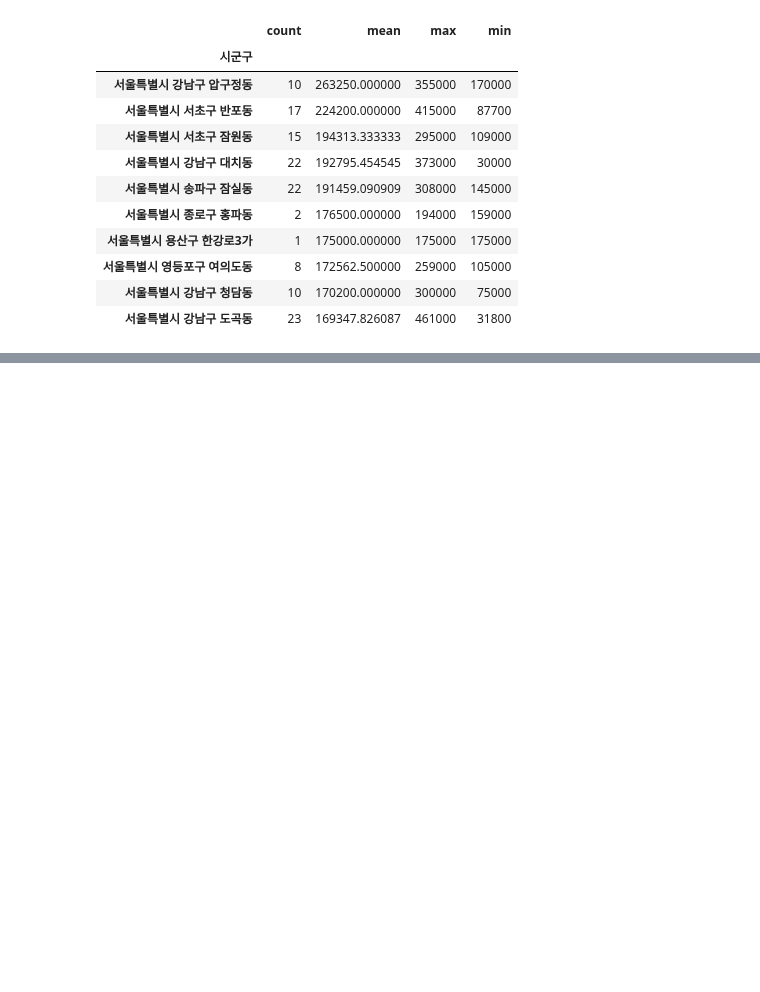
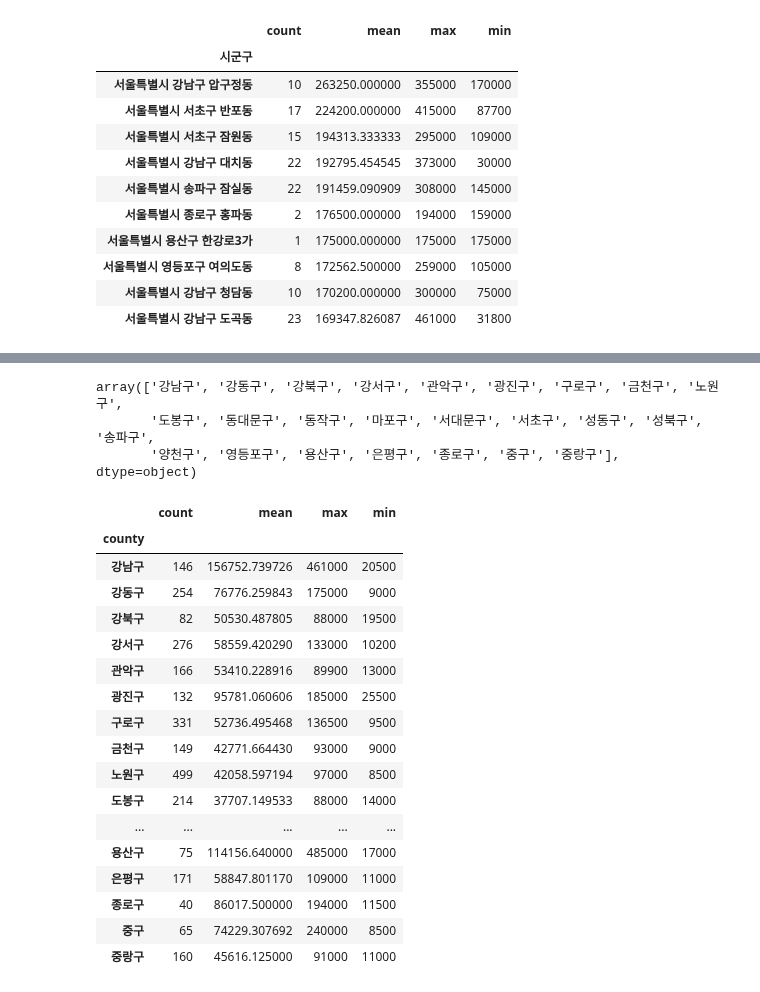
Before and after one commit to JakeOh/202011_itw_bd21, a Jupyter notebook: lab_da/da17_apt201910.ipynb, the cells around one changed output, grey strips where cells are left out. Saved outputs shown, nothing was run; the diff lists cells and outputs as text; code cells hidden in the pictures; blank space fills up the shorter version.

```diff
--- a/lab_da/da17_apt201910.ipynb
+++ b/lab_da/da17_apt201910.ipynb
@@ -396,0 +413,28 @@ result
+# %%
+seoul_apt['county'].unique()
+# %% [output]
+array(['강남구', '강동구', '강북구', '강서구', '관악구', '광진구', '구로구', '금천구', '노원구',
+       '도봉구', '동대문구', '동작구', '마포구', '서대문구', '서초구', '성동구', '성북구', '송파구',
+       '양천구', '영등포구', '용산구', '은평구', '종로구', '중구', '중랑구'], dtype=object)
+# %%
+seoul_apt_by_gu = seoul_apt.groupby(by='county')['가격'].agg(['count', 'mean', 'max', 'min'])
+seoul_apt_by_gu
+# %% [output]
+|  | count | mean | max | min |
+| county |  |  |  |  |
+| 강남구 | 146 | 156752.739726 | 461000 | 20500 |
+| 강동구 | 254 | 76776.259843 | 175000 | 9000 |
+| 강북구 | 82 | 50530.487805 | 88000 | 19500 |
+| 강서구 | 276 | 58559.420290 | 133000 | 10200 |
+| 관악구 | 166 | 53410.228916 | 89900 | 13000 |
+| 광진구 | 132 | 95781.060606 | 185000 | 25500 |
+| 구로구 | 331 | 52736.495468 | 136500 | 9500 |
+| 금천구 | 149 | 42771.664430 | 93000 | 9000 |
+| 노원구 | 499 | 42058.597194 | 97000 | 8500 |
+| 도봉구 | 214 | 37707.149533 | 88000 | 14000 |
+| ... | ... | ... | ... | ... |
+| 용산구 | 75 | 114156.640000 | 485000 | 17000 |
+| 은평구 | 171 | 58847.801170 | 109000 | 11000 |
+| 종로구 | 40 | 86017.500000 | 194000 | 11500 |
+| 중구 | 65 | 74229.307692 | 240000 | 8500 |
+| 중랑구 | 160 | 45616.125000 | 91000 | 11000 |
```
Also changed, not shown: parts of 4 cells of this notebook.
